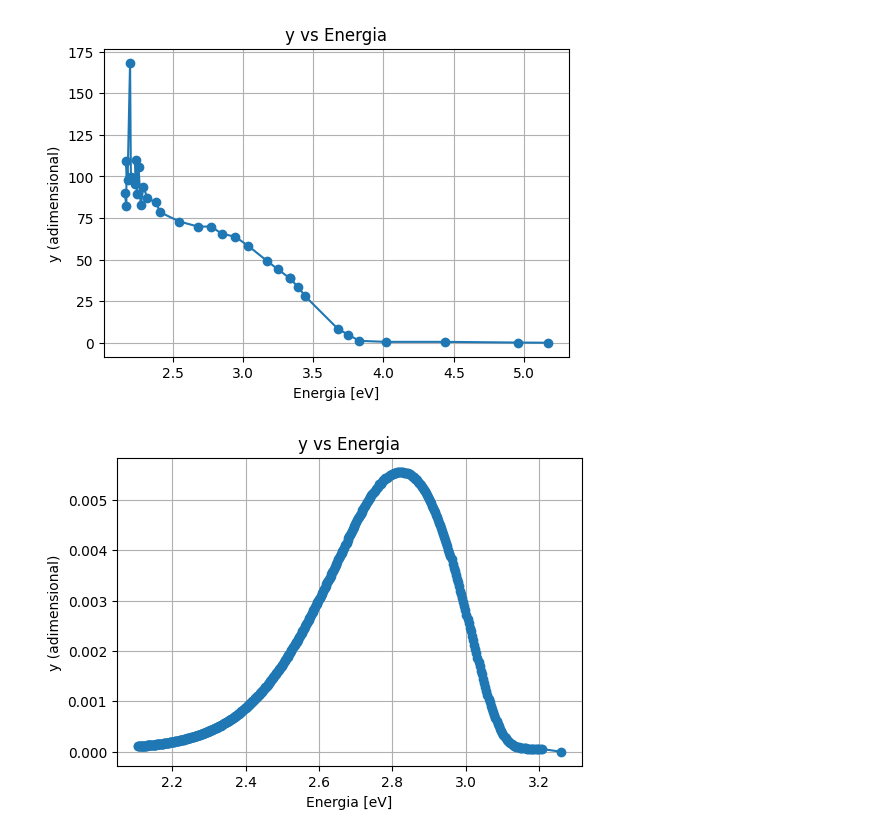
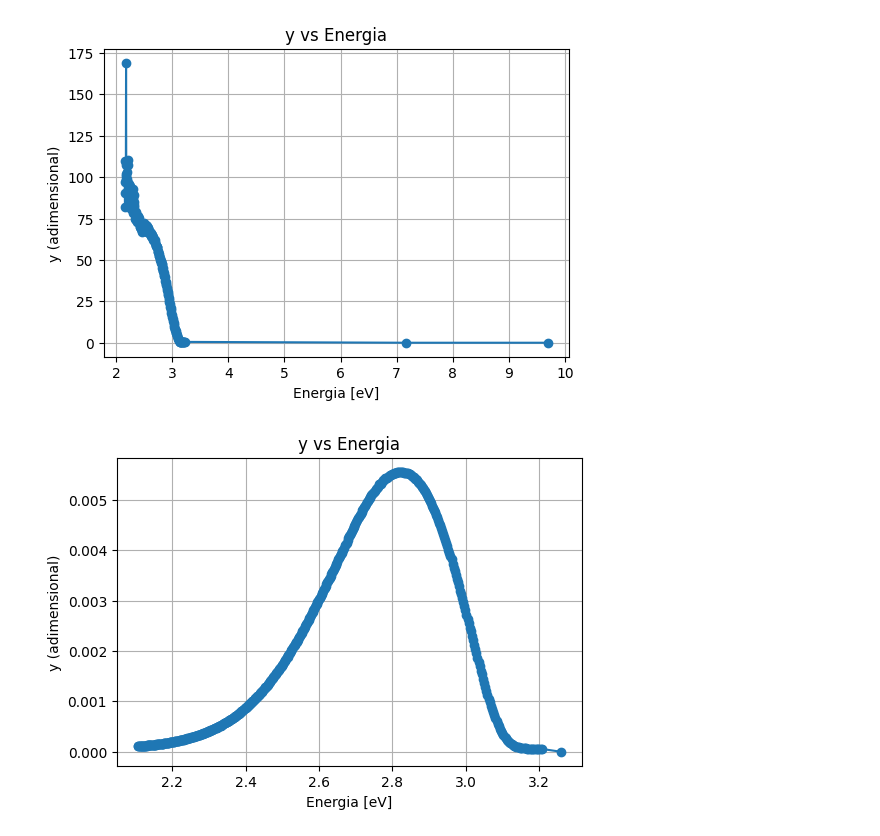
Before and after one commit to GBotogoske/projeto_geant4_final, a Jupyter notebook: project/scripts/calculate_pen.ipynb, the cells around one changed output. Saved outputs shown, nothing was run; the diff lists cells and outputs as text; code cells hidden in the pictures.

```diff
--- a/project/scripts/calculate_pen.ipynb
+++ b/project/scripts/calculate_pen.ipynb
@@ -1,25 +1,25 @@
 # %%
 import pandas as pd
 import matplotlib.pyplot as plt
 
-df = pd.read_csv("pen_absorption.csv", sep=", ")
+df = pd.read_csv("pen_absorption.csv", delim_whitespace=True)
 
 # converter nm -> eV
 df["E"] = 1240.0 / df["x"]
 df = df.sort_values("E", ascending=True)
 
 plt.figure(figsize=(6,4))
 plt.plot(df["E"], df["y"], marker="o", linestyle="-")
 plt.xlabel("Energia [eV]")
 plt.ylabel("y (adimensional)")
 plt.title("y vs Energia")
 plt.grid(True)
 plt.show()
 
 df_renamed = df.rename(columns={"y": "l"})
 df_renamed[["E", "l"]].to_json("../configuration/pen_absorption.json", orient="records", indent=2)
 # %% [output]
-[figure, old version]
+[figure, new version]
 # %%
 import pandas as pd
 import matplotlib.pyplot as plt
```
Also changed, not shown: 15 other files.
